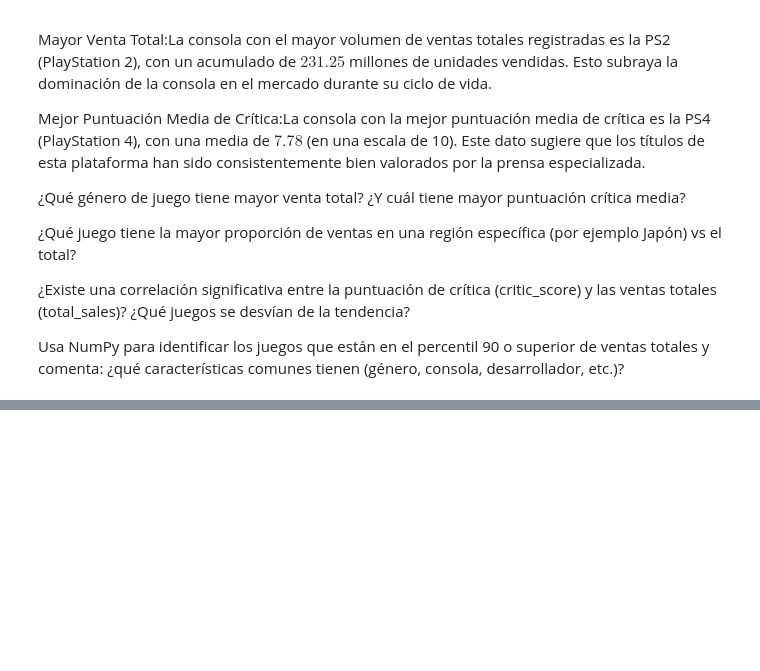
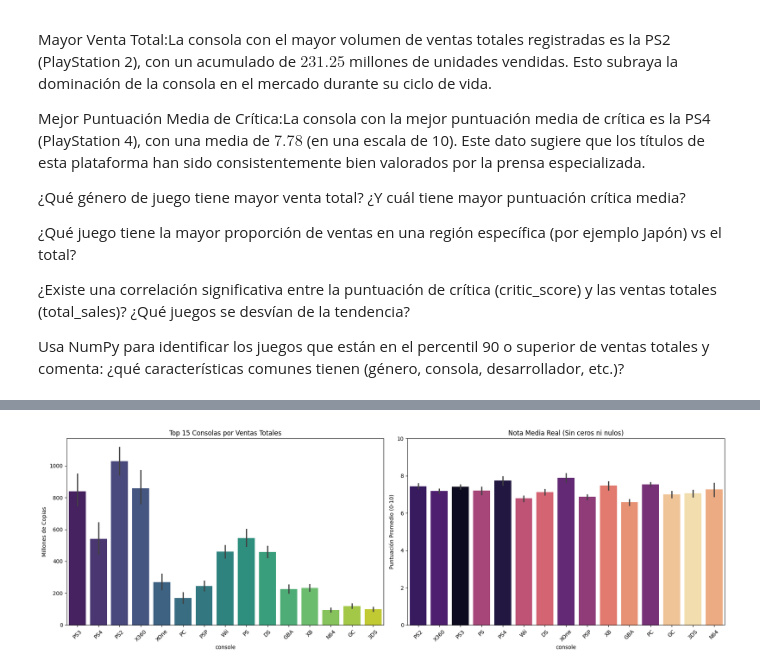
Before and after one commit to Rorro101004/RA3-DataSets, a Jupyter notebook: datasets.ipynb, the cells around one changed output, grey strips where cells are left out. Saved outputs shown, nothing was run; the diff lists cells and outputs as text; code cells hidden in the pictures; blank space fills up the shorter version.

Commit message:
commit gráficos python

```diff
--- a/datasets.ipynb
+++ b/datasets.ipynb
@@ -11,7 +11,7 @@ import seaborn as sns
 # %% [markdown]
 # 2. Carga de datos
 # %%
-dfVideoJuegos = pd.read_csv(r"C:\Users\Marvin\Documents\GitHub\RA3_PythonVideoGameAnalisis\RA3-DataSets\VideoGamesSales.csv", sep=";")
+dfVideoJuegos = pd.read_csv("VideoGamesSales.csv", sep=";")
 print("=== Primeras filas del dataset ===")
 print(dfVideoJuegos.head())
 
@@ -427,0 +434,41 @@ Usa NumPy para identificar los juegos que están en el percentil 90 o superior d
+# %%
+# 1. FILTRADO TOP 15
+top_consolas = dfVideoJuegos.groupby('console')['total_sales'].sum().nlargest(15).index
+df_top = dfVideoJuegos[dfVideoJuegos['console'].isin(top_consolas)]
+
+# 2. LIENZO
+fig, axes = plt.subplots(1, 2, figsize=(18, 6))
+
+# --- GRÁFICO 1: VENTAS  ---
+sns.barplot(
+    data=df_top,
+    x='console', y='total_sales', estimator=sum, ax=axes[0],
+    palette='viridis', hue='console', legend=False
+)
+axes[0].set_title('Top 15 Consolas por Ventas Totales')
+axes[0].set_ylabel('Millones de Copias')
+axes[0].tick_params(axis='x', rotation=45)
+
+# --- GRÁFICO 2: CRÍTICA  ---
+
+df_scores_clean = df_top[
+    (df_top['critic_score'].notna()) &
+    (df_top['critic_score'] > 0)
+]
+
+sns.barplot(
+    data=df_scores_clean,
+    x='console', y='critic_score', estimator='mean', ax=axes[1],
+    palette='magma', hue='console', legend=False,
+    order=top_consolas
+)
+
+axes[1].set_title('Nota Media Real (Sin ceros ni nulos)')
+axes[1].set_ylabel('Puntuación Promedio (0-10)')
+axes[1].set_ylim(0, 10)
+axes[1].tick_params(axis='x', rotation=45)
+
+plt.tight_layout()
+plt.show()
+# %% [output]
+[figure, added]
```
Also changed, not shown: parts of 13 cells of this notebook.
